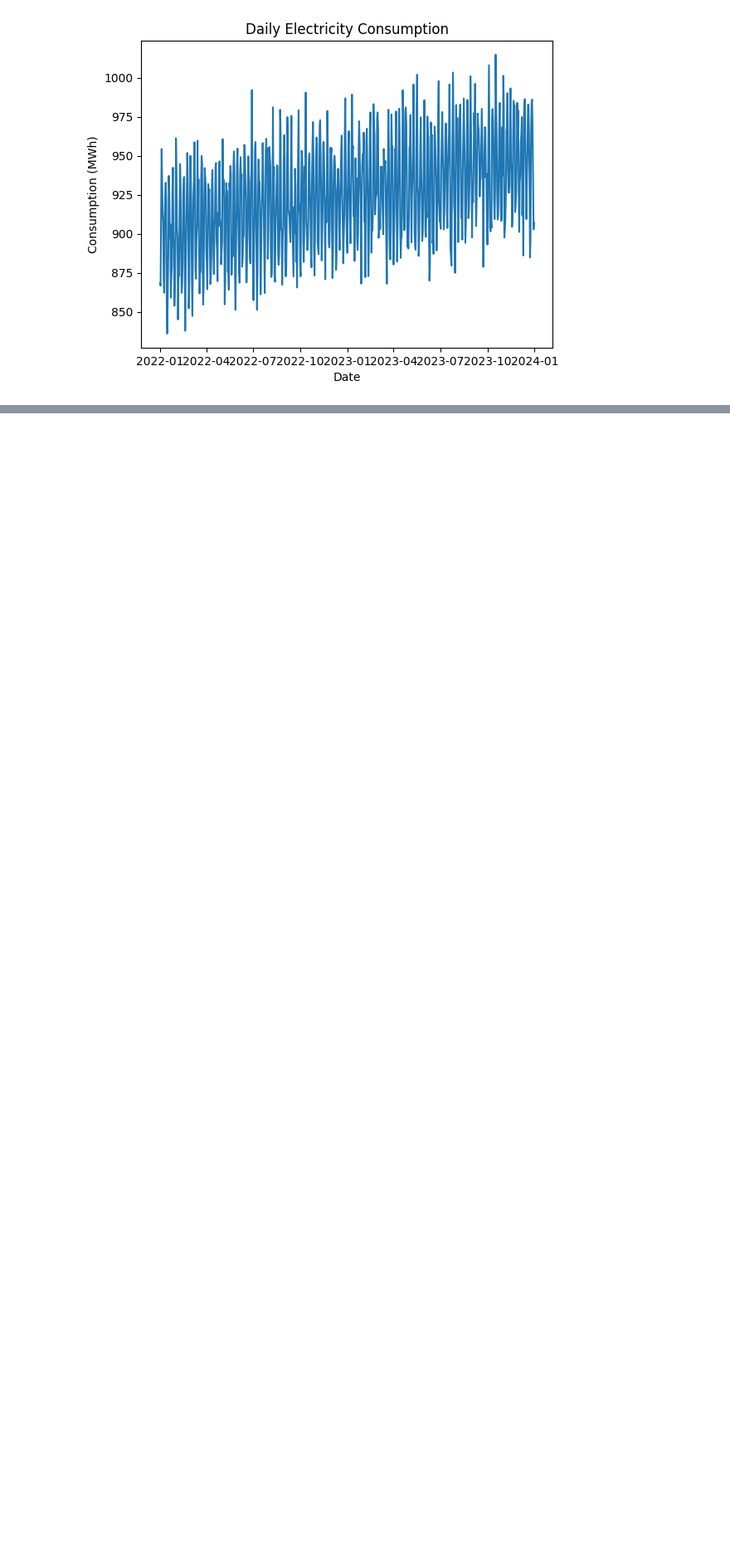
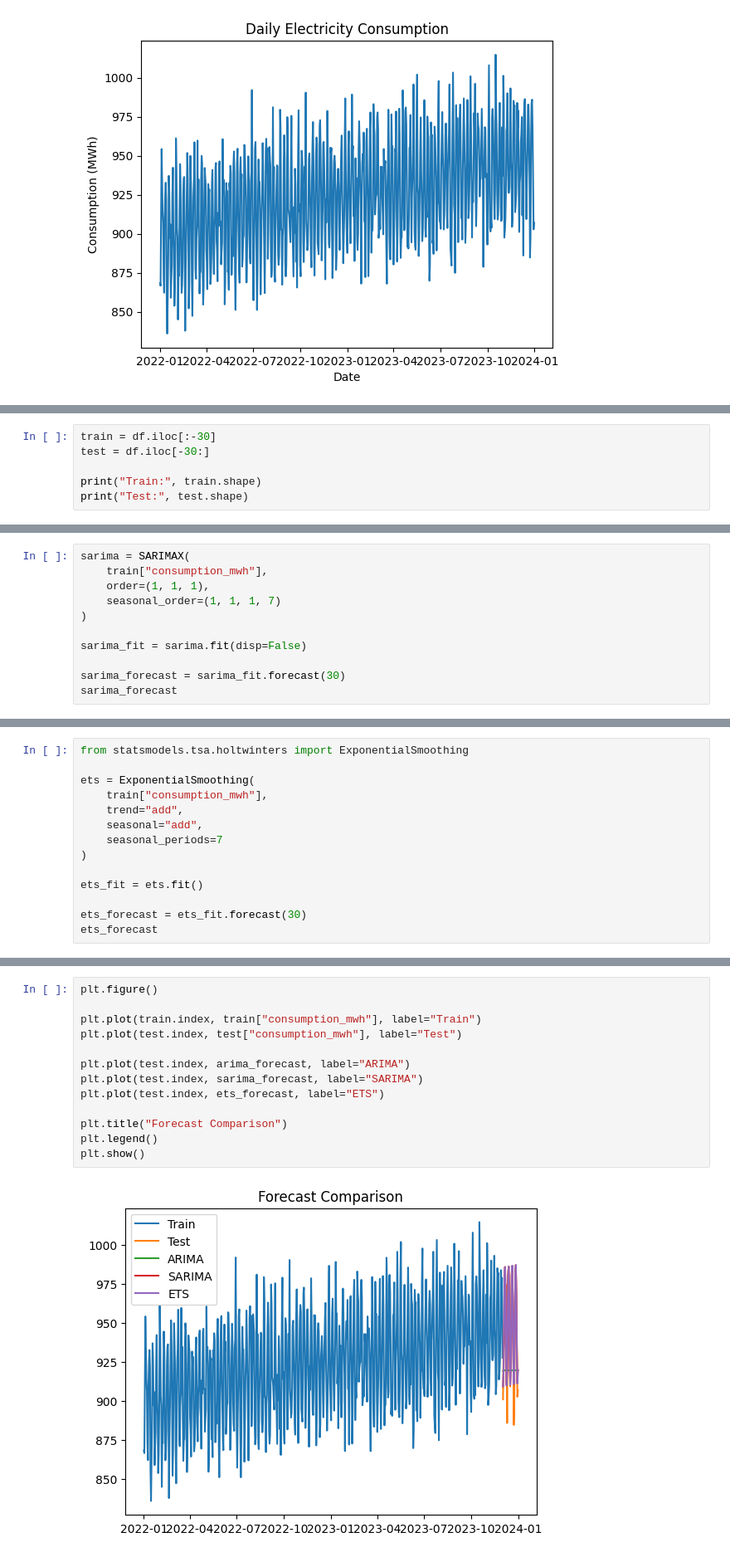
Before and after one commit to G0nkly/Ready-Set-Prophecy, a Jupyter notebook: Timeseries_Intro.ipynb, the cells around one changed output, grey strips where cells are left out. Shown at 83% size. Drawn from its saved outputs; the diff is of its cells as text; blank space fills up the shorter version.

```diff
--- a/Timeseries_Intro.ipynb
+++ b/Timeseries_Intro.ipynb
@@ -63,0 +66,6 @@ plt.show()
+# %%
+train = df.iloc[:-30]
+test = df.iloc[-30:]
+
+print("Train:", train.shape)
+print("Test:", test.shape)
@@ -63,0 +106,11 @@ plt.show()
+# %%
+sarima = SARIMAX(
+    train["consumption_mwh"],
+    order=(1, 1, 1),
+    seasonal_order=(1, 1, 1, 7)
+)
+
+sarima_fit = sarima.fit(disp=False)
+
+sarima_forecast = sarima_fit.forecast(30)
+sarima_forecast
@@ -63,0 +136,14 @@ plt.show()
+# %%
+from statsmodels.tsa.holtwinters import ExponentialSmoothing
+
+ets = ExponentialSmoothing(
+    train["consumption_mwh"],
+    trend="add",
+    seasonal="add",
+    seasonal_periods=7
+)
+
+ets_fit = ets.fit()
+
+ets_forecast = ets_fit.forecast(30)
+ets_forecast
@@ -63,0 +169,15 @@ plt.show()
+# %%
+plt.figure()
+
+plt.plot(train.index, train["consumption_mwh"], label="Train")
+plt.plot(test.index, test["consumption_mwh"], label="Test")
+
+plt.plot(test.index, arima_forecast, label="ARIMA")
+plt.plot(test.index, sarima_forecast, label="SARIMA")
+plt.plot(test.index, ets_forecast, label="ETS")
+
+plt.title("Forecast Comparison")
+plt.legend()
+plt.show()
+# %% [output]
+[figure, added]
```
Also changed, not shown: parts of 16 cells of this notebook.
